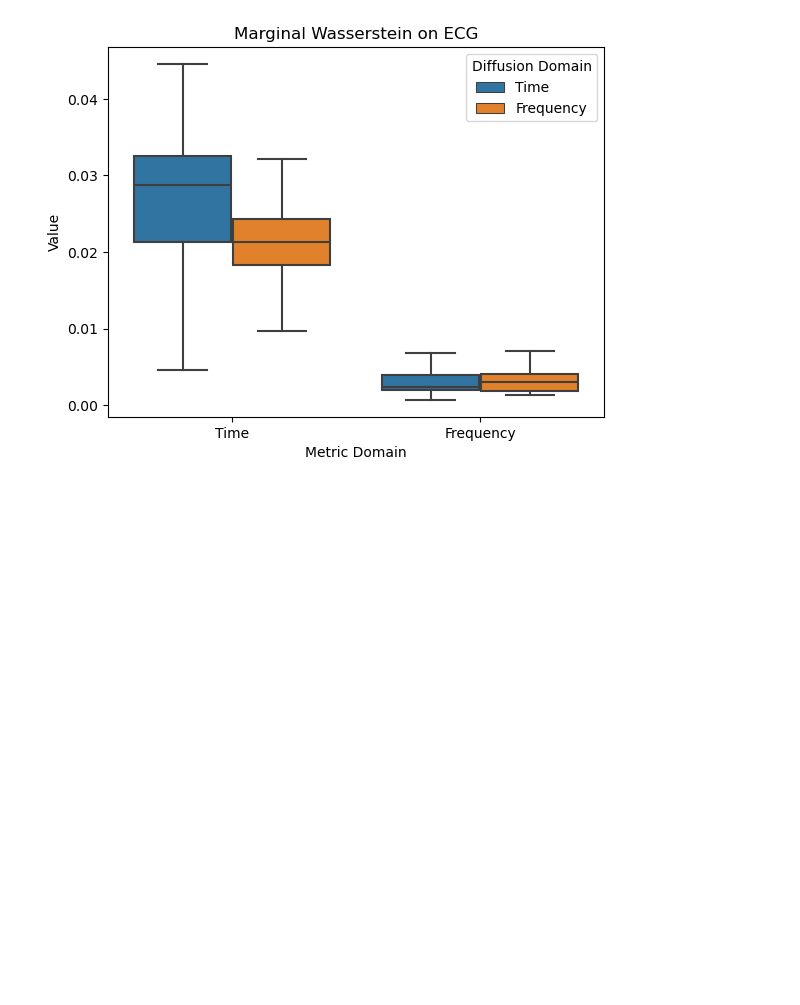
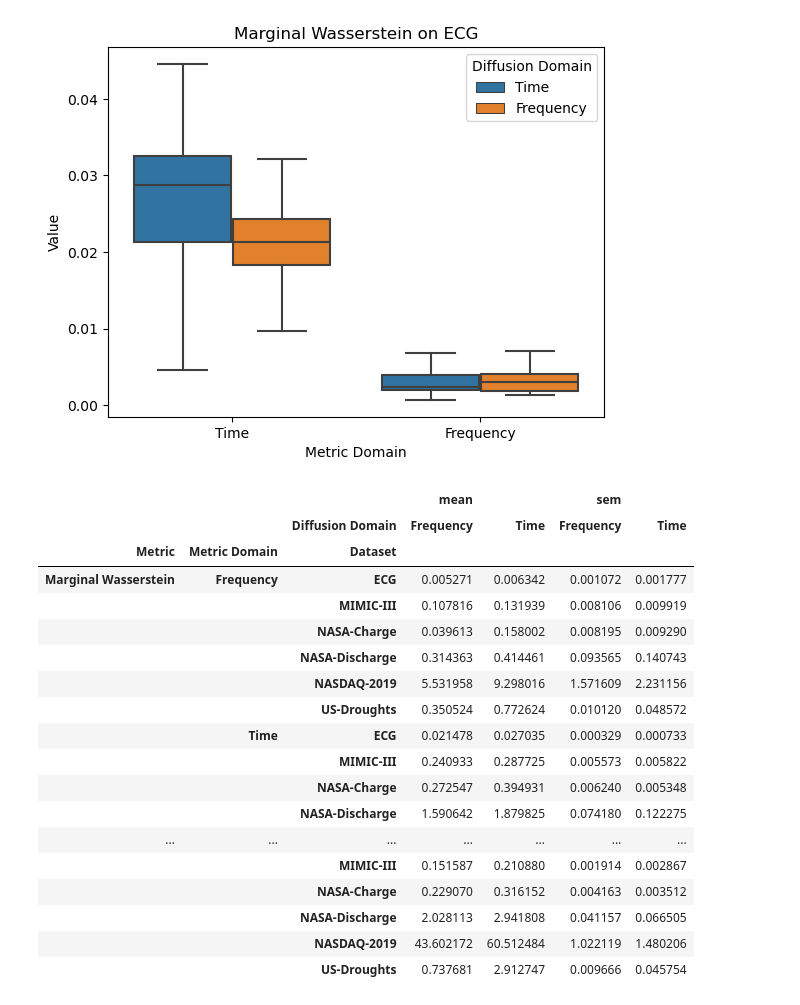
Before and after one commit to JonathanCrabbe/FourierDiffusion, a Jupyter notebook: notebooks/results.ipynb, the cells around one changed output. Saved outputs shown, nothing was run; the diff lists cells and outputs as text; code cells hidden in the pictures; blank space fills up the shorter version.

```diff
--- a/notebooks/results.ipynb
+++ b/notebooks/results.ipynb
@@ -81,8 +74,16 @@ def calculate_spectral_density(marginal_distances: list[float], dataset_name: st
 # %%
 run_list = [
-    "wdwxc4fg", "amxdfaoo", "20d9c1kc",
-    "j5l1t49d", "tip2g8eh", "pkjeomys",
-    "qdzk36m7", "hxoxvper", "xxqse6xu",
-    "na9xdfui", "bf3lrfx9", "emk7nyz3"
-    ]
+    "wdwxc4fg",
+    "amxdfaoo",
+    "20d9c1kc",
+    "j5l1t49d",
+    "tip2g8eh",
+    "pkjeomys",
+    "qdzk36m7",
+    "hxoxvper",
+    "xxqse6xu",
+    "na9xdfui",
+    "bf3lrfx9",
+    "emk7nyz3",
+]
 runs_dir = Path.cwd() / "../lightning_logs/"
@@ -133,3 +137,33 @@ for metric in df.Metric.unique():
 [figure]
 [figure]
 [figure]
+# %%
+aggfunc
+
+pd.pivot_table(
+    df,
+    index=["Metric", "Metric Domain", "Dataset"],
+    columns="Diffusion Domain",
+    values="Value",
+    aggfunc=["mean", "sem"],
+)
+# %% [output]
+|  |  |  | mean |  | sem |  |
+|  |  | Diffusion Domain | Frequency | Time | Frequency | Time |
+| Metric | Metric Domain | Dataset |  |  |  |  |
+| Marginal Wasserstein | Frequency | ECG | 0.005271 | 0.006342 | 0.001072 | 0.001777 |
+|  |  | MIMIC-III | 0.107816 | 0.131939 | 0.008106 | 0.009919 |
+|  |  | NASA-Charge | 0.039613 | 0.158002 | 0.008195 | 0.009290 |
+|  |  | NASA-Discharge | 0.314363 | 0.414461 | 0.093565 | 0.140743 |
+|  |  | NASDAQ-2019 | 5.531958 | 9.298016 | 1.571609 | 2.231156 |
+|  |  | US-Droughts | 0.350524 | 0.772624 | 0.010120 | 0.048572 |
+|  | Time | ECG | 0.021478 | 0.027035 | 0.000329 | 0.000733 |
+|  |  | MIMIC-III | 0.240933 | 0.287725 | 0.005573 | 0.005822 |
+|  |  | NASA-Charge | 0.272547 | 0.394931 | 0.006240 | 0.005348 |
+|  |  | NASA-Discharge | 1.590642 | 1.879825 | 0.074180 | 0.122275 |
+| ... | ... | ... | ... | ... | ... | ... |
+|  |  | MIMIC-III | 0.151587 | 0.210880 | 0.001914 | 0.002867 |
+|  |  | NASA-Charge | 0.229070 | 0.316152 | 0.004163 | 0.003512 |
+|  |  | NASA-Discharge | 2.028113 | 2.941808 | 0.041157 | 0.066505 |
+|  |  | NASDAQ-2019 | 43.602172 | 60.512484 | 1.022119 | 1.480206 |
+|  |  | US-Droughts | 0.737681 | 2.912747 | 0.009666 | 0.045754 |
```
Also changed, not shown: parts of 7 cells of this notebook, 1 other file.
